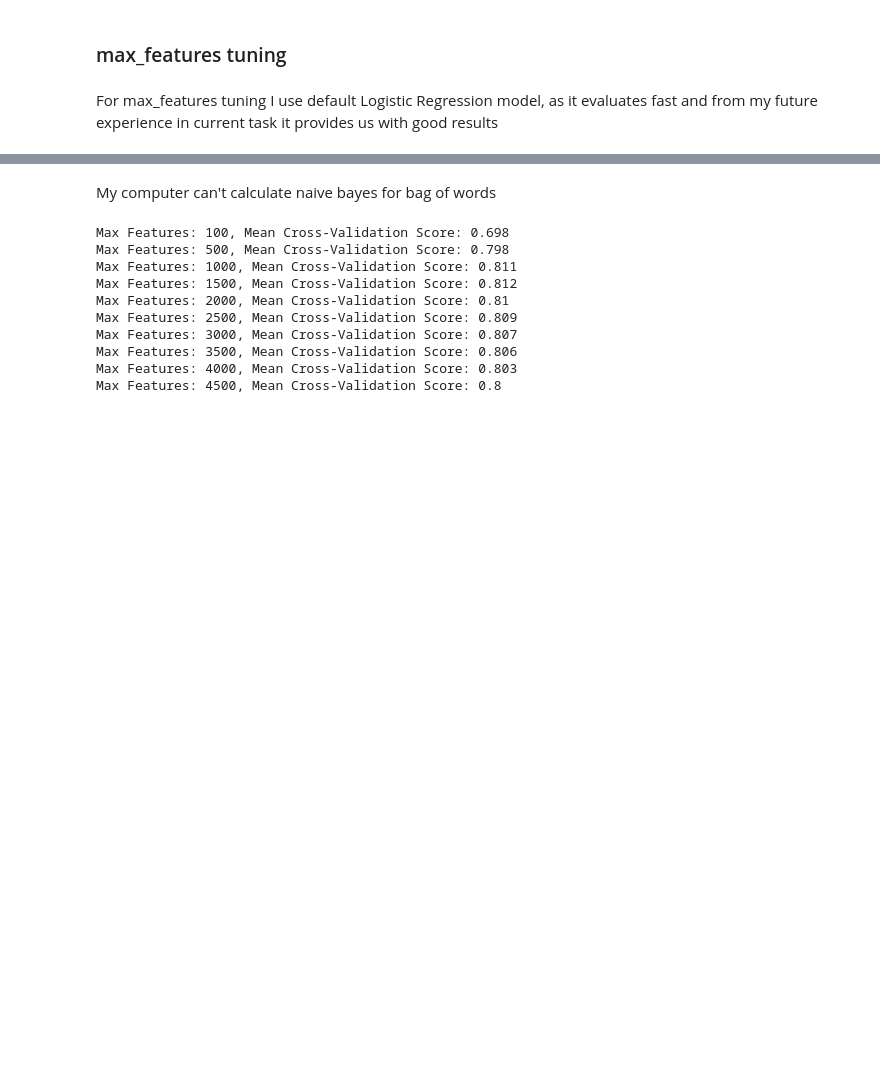
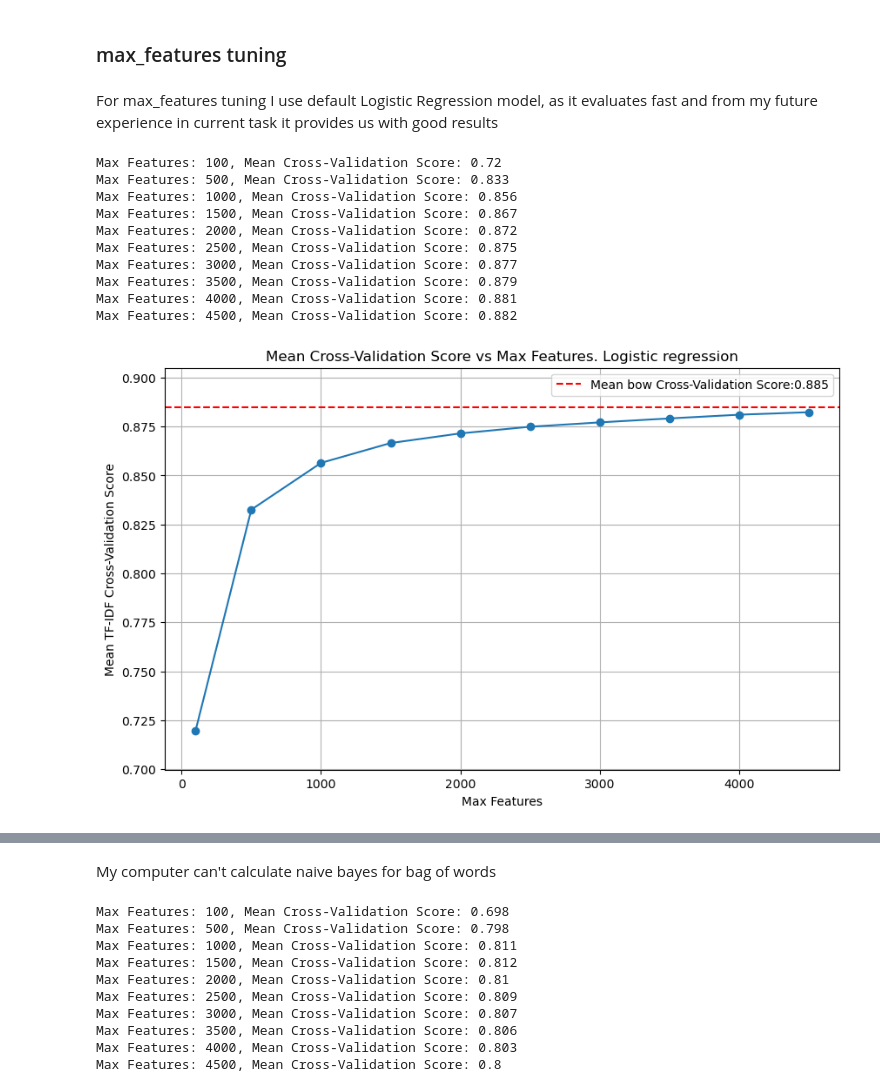
Before and after one commit to AntonGerasimov/sentiment-analysis, a Jupyter notebook: notebooks/bow_vs_tfidf.ipynb, the cells around one changed output, grey strips where cells are left out. Drawn from its saved outputs; the diff is of its cells as text; code cells hidden in the pictures; blank space fills up the shorter version.

```diff
--- a/notebooks/bow_vs_tfidf.ipynb
+++ b/notebooks/bow_vs_tfidf.ipynb
@@ -220,7 +211,19 @@ def make_plot(model, text):
 # %%
 model_lg = LogisticRegression(max_iter = 1000, random_state = 42)
 # %%
-make_plot(model_lg, 'Logistic regression')
+make_plot(model_lg, 'Logistic regression', 0.885)
+# %% [output]
+Max Features: 100, Mean Cross-Validation Score: 0.72
+Max Features: 500, Mean Cross-Validation Score: 0.833
+Max Features: 1000, Mean Cross-Validation Score: 0.856
+Max Features: 1500, Mean Cross-Validation Score: 0.867
+Max Features: 2000, Mean Cross-Validation Score: 0.872
+Max Features: 2500, Mean Cross-Validation Score: 0.875
+Max Features: 3000, Mean Cross-Validation Score: 0.877
+Max Features: 3500, Mean Cross-Validation Score: 0.879
+Max Features: 4000, Mean Cross-Validation Score: 0.881
+Max Features: 4500, Mean Cross-Validation Score: 0.882
+[figure, added]
 # %%
 model_dt = DecisionTreeClassifier(max_depth=20, random_state = 42)
 # %%
```
Also changed, not shown: parts of 19 cells of this notebook.
